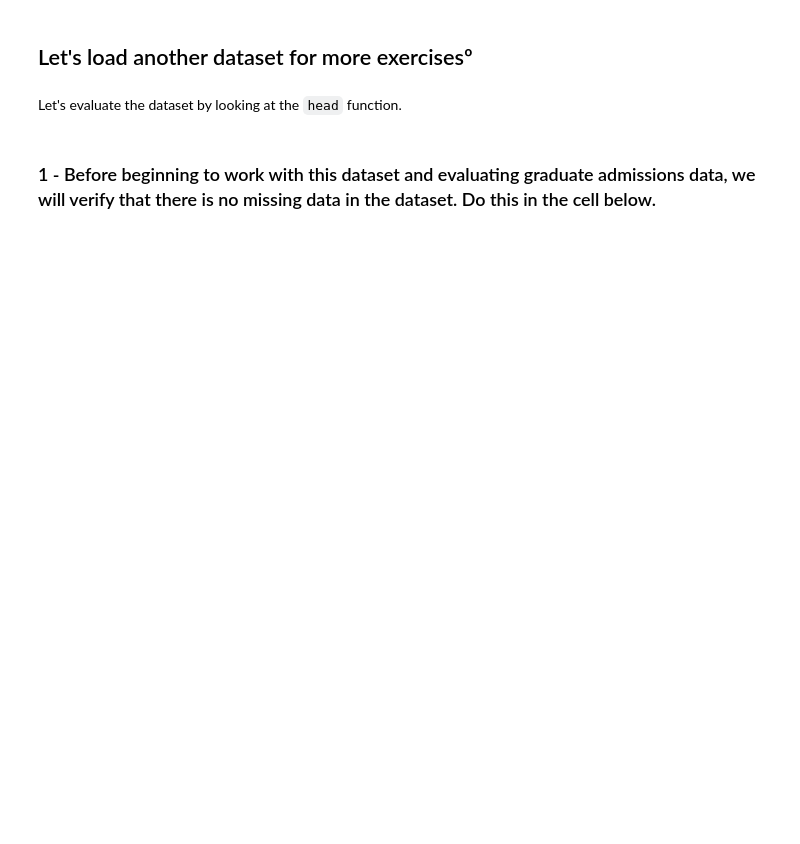
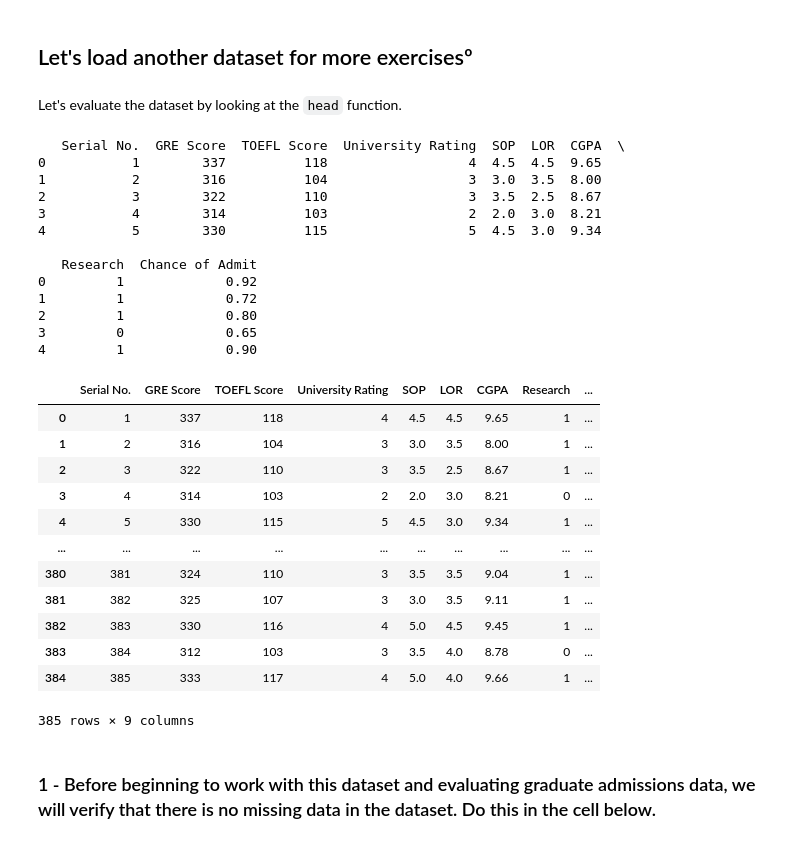
Before and after one commit to Ironhack-data-bcn-oct-2023/lab-pandas, a Jupyter notebook: your-code/pandas_1.ipynb, the cells around one changed output. Cells and saved outputs as stored; diff of their text form; code cells hidden in the pictures; blank space fills up the shorter version.

```diff
--- a/your-code/pandas_1.ipynb
+++ b/your-code/pandas_1.ipynb
@@ -80,5 +199,35 @@ admissions = pd.read_csv('../Admission_Predict.csv')
 admissions.columns = admissions.columns.str.rstrip()
 # %% [markdown]
 Let's evaluate the dataset by looking at the `head` function.
+# %%
+print(admissions.head())
+admissions
+# %% [output]
+   Serial No.  GRE Score  TOEFL Score  University Rating  SOP  LOR  CGPA  \
+0           1        337          118                  4  4.5  4.5  9.65
+1           2        316          104                  3  3.0  3.5  8.00
+2           3        322          110                  3  3.5  2.5  8.67
+3           4        314          103                  2  2.0  3.0  8.21
+4           5        330          115                  5  4.5  3.0  9.34
+
+   Research  Chance of Admit
+0         1             0.92
+1         1             0.72
+2         1             0.80
+3         0             0.65
+4         1             0.90
+|  | Serial No. | GRE Score | TOEFL Score | University Rating | SOP | LOR | CGPA | Research | ... |
+| 0 | 1 | 337 | 118 | 4 | 4.5 | 4.5 | 9.65 | 1 | ... |
+| 1 | 2 | 316 | 104 | 3 | 3.0 | 3.5 | 8.00 | 1 | ... |
+| 2 | 3 | 322 | 110 | 3 | 3.5 | 2.5 | 8.67 | 1 | ... |
+| 3 | 4 | 314 | 103 | 2 | 2.0 | 3.0 | 8.21 | 0 | ... |
+| 4 | 5 | 330 | 115 | 5 | 4.5 | 3.0 | 9.34 | 1 | ... |
+| ... | ... | ... | ... | ... | ... | ... | ... | ... | ... |
+| 380 | 381 | 324 | 110 | 3 | 3.5 | 3.5 | 9.04 | 1 | ... |
+| 381 | 382 | 325 | 107 | 3 | 3.0 | 3.5 | 9.11 | 1 | ... |
+| 382 | 383 | 330 | 116 | 4 | 5.0 | 4.5 | 9.45 | 1 | ... |
+| 383 | 384 | 312 | 103 | 3 | 3.5 | 4.0 | 8.78 | 0 | ... |
+| 384 | 385 | 333 | 117 | 4 | 5.0 | 4.0 | 9.66 | 1 | ... |
+385 rows × 9 columns
 # %% [markdown]
 ### 1 - Before beginning to work with this dataset and evaluating graduate admissions data, we will verify that there is no missing data in the dataset. Do this in the cell below.
```
Also changed, not shown: parts of 16 cells of this notebook.
